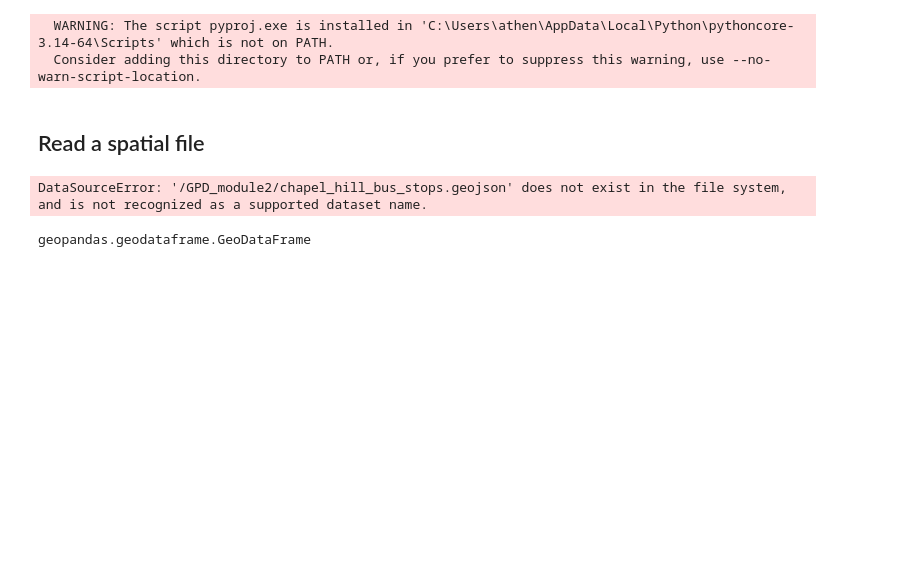
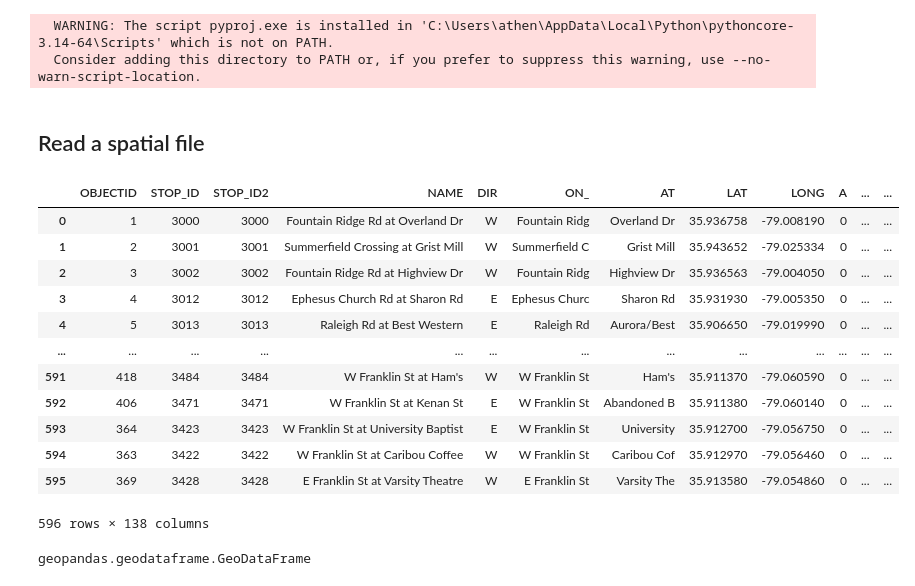
Before and after one commit to MarenKloempken/geog592-marenk, a Jupyter notebook: schedule/week06/Geopandas1/GEOG592_GeoPandas_Module1_GeoDataFrames_and_Geometry_ready.ipynb, the cells around one changed output. Drawn from its saved outputs; the diff is of its cells as text; code cells hidden in the pictures; blank space fills up the shorter version.

```diff
--- a/schedule/week06/Geopandas1/GEOG592_GeoPandas_Module1_GeoDataFrames_and_Geometry_ready.ipynb
+++ b/schedule/week06/Geopandas1/GEOG592_GeoPandas_Module1_GeoDataFrames_and_Geometry_ready.ipynb
@@ -43,14 +43,26 @@ import matplotlib.pyplot as plt
 # %% [markdown]
 ## Read a spatial file
 # %%
-stops = gpd.read_file("/GPD_module2/chapel_hill_bus_stops.geojson")
+stops = gpd.read_file("data/chapel_hill_bus_stops copy.geojson")
 # originally from https://gis-portal.townofchapelhill.org/server/rest/services/OpenData/Bus_Stops/FeatureServer/0/query?where=1%3D1&outFields=*&returnGeometry=true&outSR=4326&f=geojson
 # https://gis-portal.townofchapelhill.org/server/rest/services/
 # Useful API Code: 0/query?where=1%3D1&outFields=*&returnGeometry=true&outSR=4326&f=geojson
 
 stops
 # %% [output]
+|  | OBJECTID | STOP_ID | STOP_ID2 | NAME | DIR | ON_ | AT | LAT | LONG | A | ... | ... |
+| 0 | 1 | 3000 | 3000 | Fountain Ridge Rd at Overland Dr | W | Fountain Ridg | Overland Dr | 35.936758 | -79.008190 | 0 | ... | ... |
+| 1 | 2 | 3001 | 3001 | Summerfield Crossing at Grist Mill | W | Summerfield C | Grist Mill | 35.943652 | -79.025334 | 0 | ... | ... |
+| 2 | 3 | 3002 | 3002 | Fountain Ridge Rd at Highview Dr | W | Fountain Ridg | Highview Dr | 35.936563 | -79.004050 | 0 | ... | ... |
+| 3 | 4 | 3012 | 3012 | Ephesus Church Rd at Sharon Rd | E | Ephesus Churc | Sharon Rd | 35.931930 | -79.005350 | 0 | ... | ... |
+| 4 | 5 | 3013 | 3013 | Raleigh Rd at Best Western | E | Raleigh Rd | Aurora/Best | 35.906650 | -79.019990 | 0 | ... | ... |
+| ... | ... | ... | ... | ... | ... | ... | ... | ... | ... | ... | ... | ... |
+| 591 | 418 | 3484 | 3484 | W Franklin St at Ham's | W | W Franklin St | Ham's | 35.911370 | -79.060590 | 0 | ... | ... |
+| 592 | 406 | 3471 | 3471 | W Franklin St at Kenan St | E | W Franklin St | Abandoned B | 35.911380 | -79.060140 | 0 | ... | ... |
+| 593 | 364 | 3423 | 3423 | W Franklin St at University Baptist | E | W Franklin St | University | 35.912700 | -79.056750 | 0 | ... | ... |
+| 594 | 363 | 3422 | 3422 | W Franklin St at Caribou Coffee | W | W Franklin St | Caribou Cof | 35.912970 | -79.056460 | 0 | ... | ... |
+| 595 | 369 | 3428 | 3428 | E Franklin St at Varsity Theatre | W | E Franklin St | Varsity The | 35.913580 | -79.054860 | 0 | ... | ... |
-DataSourceError: '/GPD_module2/chapel_hill_bus_stops.geojson' does not exist in the file system, and is not recognized as a supported dataset name.
+596 rows × 138 columns
 # %%
 type(stops)
 # %% [output]
```
Also changed, not shown: parts of 15 cells of this notebook, 2 other files.
